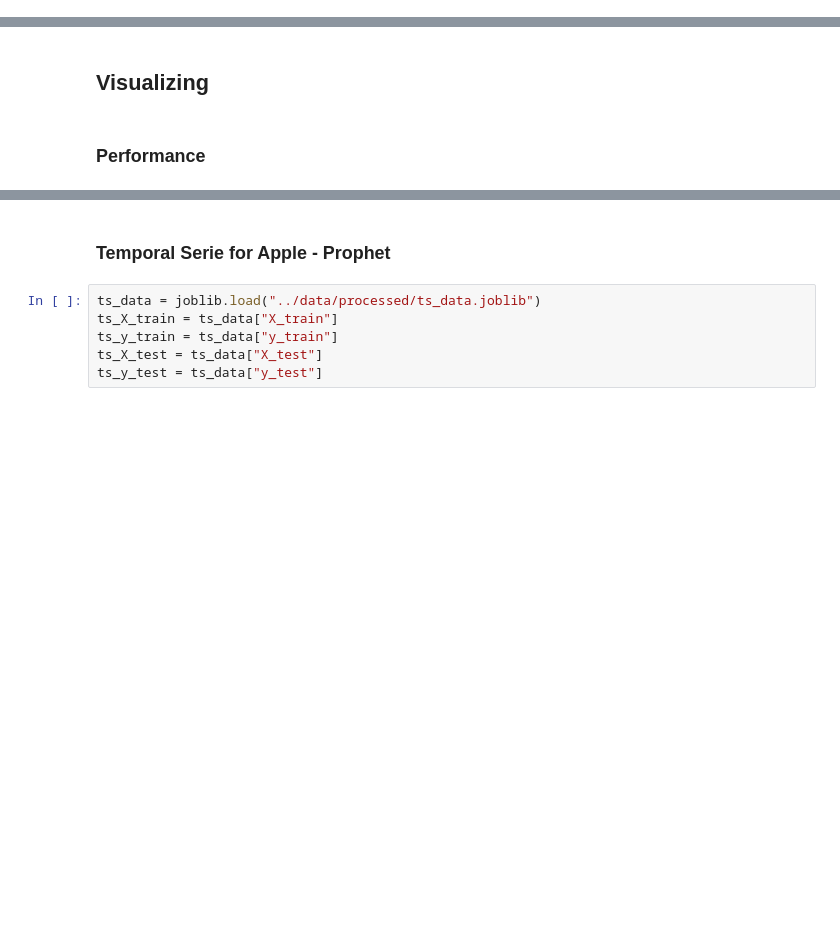
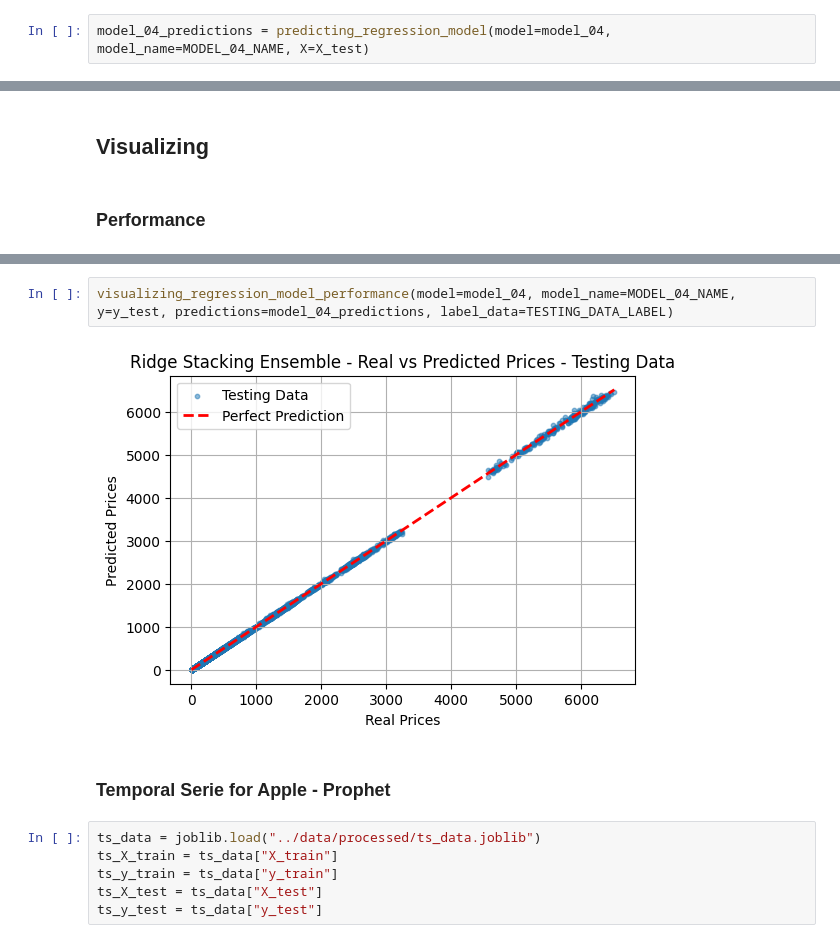
Before and after one commit to MaCh1Ne01/mle-specialization-03, a Jupyter notebook: notebooks/forecasting_model.ipynb, the cells around one changed output, grey strips where cells are left out. Saved outputs shown, nothing was run; the diff lists cells and outputs as text; blank space fills up the shorter version.

```diff
--- a/notebooks/forecasting_model.ipynb
+++ b/notebooks/forecasting_model.ipynb
@@ -160,0 +181,2 @@ Ridge Stacking Ensemble model: (120789 values were predicted.
+# %%
+model_04_predictions = predicting_regression_model(model=model_04, model_name=MODEL_04_NAME, X=X_test)
@@ -181,3 +205,7 @@ visualizing_regression_model_performance(model=model_03, model_name=MODEL_03_NAM
+# %%
+visualizing_regression_model_performance(model=model_04, model_name=MODEL_04_NAME, y=y_test, predictions=model_04_predictions, label_data=TESTING_DATA_LABEL)
+# %% [output]
+[figure, added]
 # %% [markdown]
 ### Temporal Serie for Apple - Prophet
 # %%
```
Also changed, not shown: parts of 26 cells of this notebook, 15 other files.
